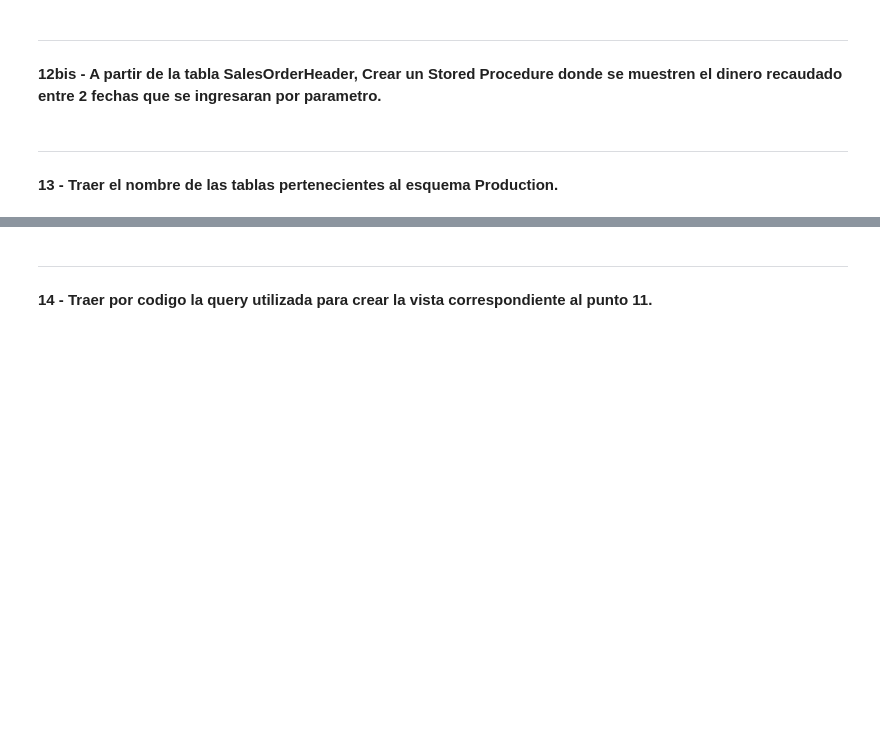
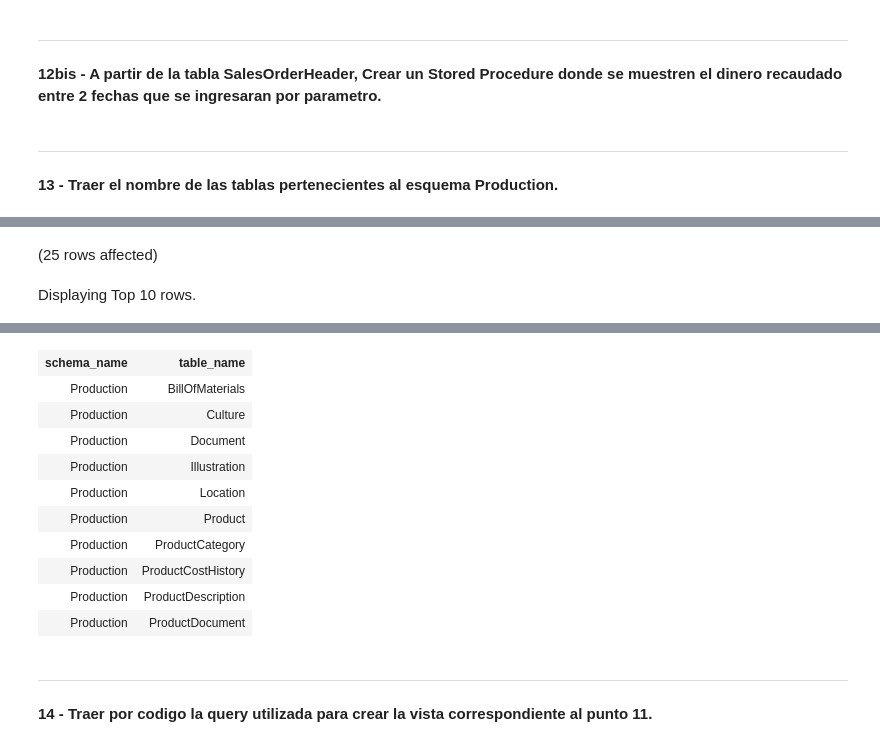
Before and after one commit to tvillani22/SQL_Server, a Jupyter notebook: TP1.ipynb, the cells around one changed output, grey strips where cells are left out. Cells and saved outputs as stored; diff of their text form; code cells hidden in the pictures; blank space fills up the shorter version.

```diff
--- a/TP1.ipynb
+++ b/TP1.ipynb
@@ -122,0 +234,9 @@ DROP TABLE Test_Tarjetas_vencidas;
+# %%
+-- Alternativa 2 (query a sys.tables y usando function schema_name, no incluye views)
+SELECT schema_name(schema_id) AS schema_name, name AS table_name
+FROM sys.tables
+WHERE schema_name(schema_id) = 'Production'
+ORDER BY table_name;
+# %% [output]
+(25 rows affected)
+Displaying Top 10 rows.
@@ -123,3 +244,14 @@ DROP TABLE Test_Tarjetas_vencidas;
+| schema_name | table_name |
+| Production | BillOfMaterials |
+| Production | Culture |
+| Production | Document |
+| Production | Illustration |
+| Production | Location |
+| Production | Product |
+| Production | ProductCategory |
+| Production | ProductCostHistory |
+| Production | ProductDescription |
+| Production | ProductDocument |
 # %% [markdown]
 ***
 **14 - Traer por codigo la query utilizada para crear la vista correspondiente al punto 11.**
```
Also changed, not shown: parts of 16 cells of this notebook, 1 other file.
